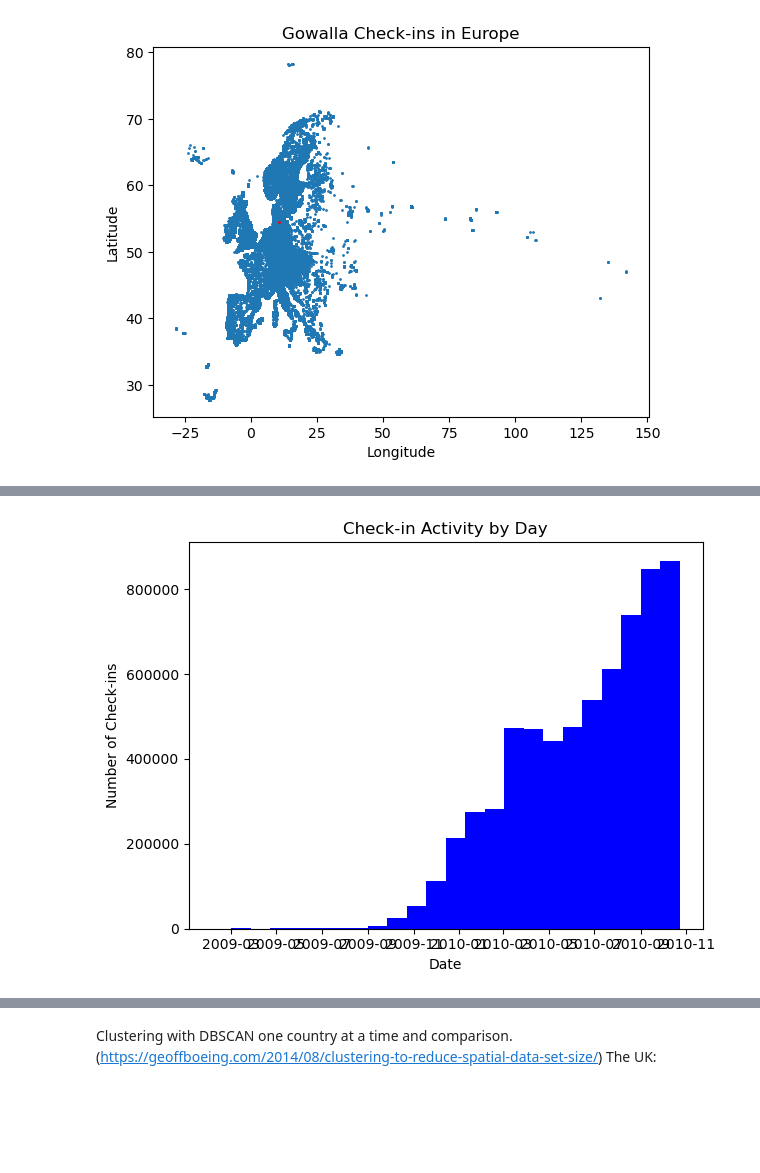
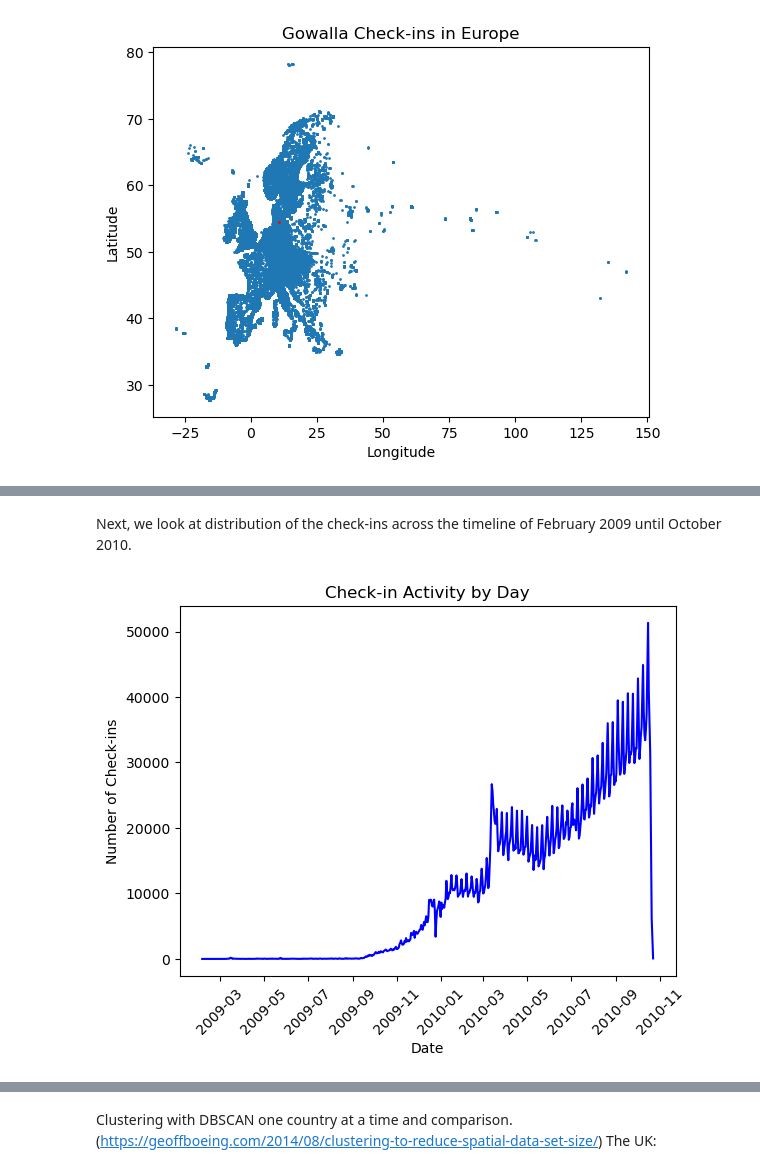
Before and after one commit to RusnacAM/Data-Mining, a Jupyter notebook: data_mining_project_report.ipynb, the cells around one changed output, grey strips where cells are left out. Drawn from its saved outputs; the diff is of its cells as text; code cells hidden in the pictures; blank space fills up the shorter version.

```diff
--- a/data_mining_project_report.ipynb
+++ b/data_mining_project_report.ipynb
@@ -308,10 +340,13 @@ plt.show()
+# %% [markdown]
+
+Next, we look at distribution of the check-ins across the timeline of February 2009 until October 2010.
 # %%
 plt.figure()
-plt.hist(df['checkin_time'].dt.date, bins=24, color="blue")
+plt.plot(df['checkin_time'].dt.date.sort_values().unique(), df['checkin_time'].dt.date.value_counts().sort_index(), color="blue")
+plt.xticks(rotation=45)
 plt.xlabel("Date")
 plt.ylabel("Number of Check-ins")
 plt.title("Check-in Activity by Day")
-plt.tight_layout()
 plt.show()
 # %% [output]
-[figure, old version]
+[figure, new version]
```
Also changed, not shown: parts of 95 cells of this notebook.
